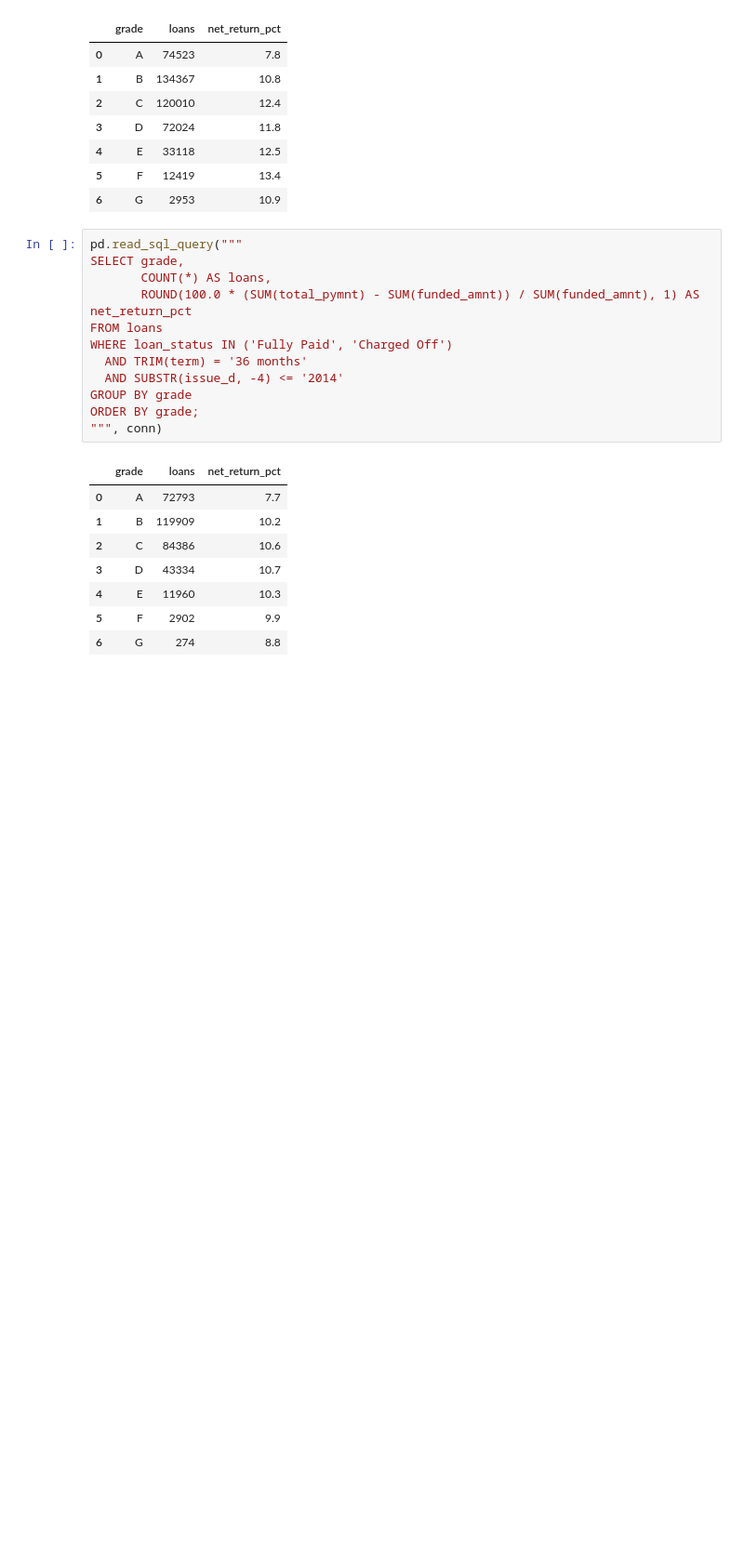
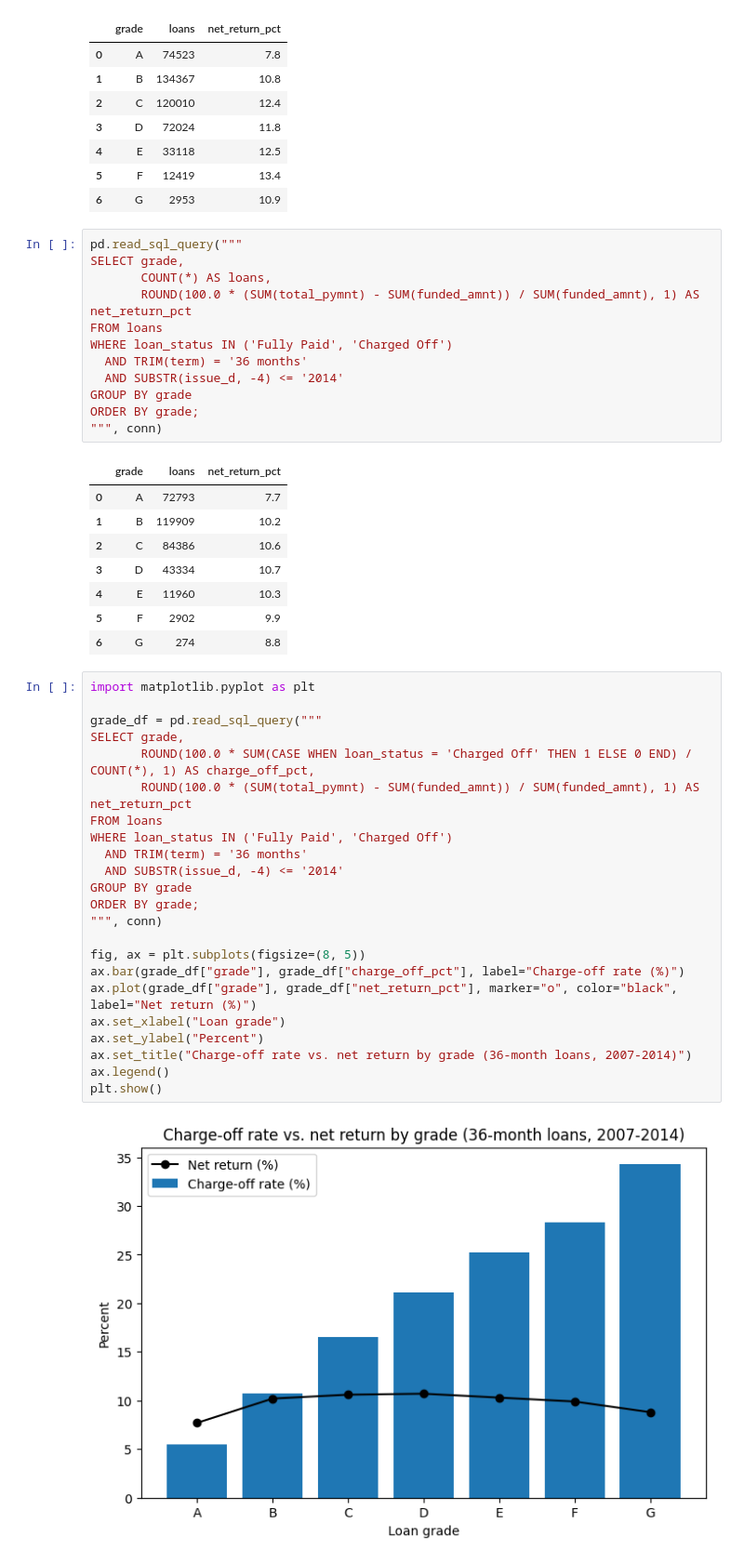
Before and after one commit to arenasdelgadopaula-star/credit-risk-analysis, a Jupyter notebook: 01_data_exploration.ipynb, the cells around one changed output. Shown at 93% size. Drawn from its saved outputs; the diff is of its cells as text; blank space fills up the shorter version.

Commit message:
Add grade chart

```diff
--- a/01_data_exploration.ipynb
+++ b/01_data_exploration.ipynb
@@ -145,3 +145,28 @@ ORDER BY grade;
 | 4 | E | 11960 | 10.3 |
 | 5 | F | 2902 | 9.9 |
 | 6 | G | 274 | 8.8 |
+# %%
+import matplotlib.pyplot as plt
+
+grade_df = pd.read_sql_query("""
+SELECT grade,
+       ROUND(100.0 * SUM(CASE WHEN loan_status = 'Charged Off' THEN 1 ELSE 0 END) / COUNT(*), 1) AS charge_off_pct,
+       ROUND(100.0 * (SUM(total_pymnt) - SUM(funded_amnt)) / SUM(funded_amnt), 1) AS net_return_pct
+FROM loans
+WHERE loan_status IN ('Fully Paid', 'Charged Off')
+  AND TRIM(term) = '36 months'
+  AND SUBSTR(issue_d, -4) <= '2014'
+GROUP BY grade
+ORDER BY grade;
+""", conn)
+
+fig, ax = plt.subplots(figsize=(8, 5))
+ax.bar(grade_df["grade"], grade_df["charge_off_pct"], label="Charge-off rate (%)")
+ax.plot(grade_df["grade"], grade_df["net_return_pct"], marker="o", color="black", label="Net return (%)")
+ax.set_xlabel("Loan grade")
+ax.set_ylabel("Percent")
+ax.set_title("Charge-off rate vs. net return by grade (36-month loans, 2007-2014)")
+ax.legend()
+plt.show()
+# %% [output]
+[figure, added]
```
